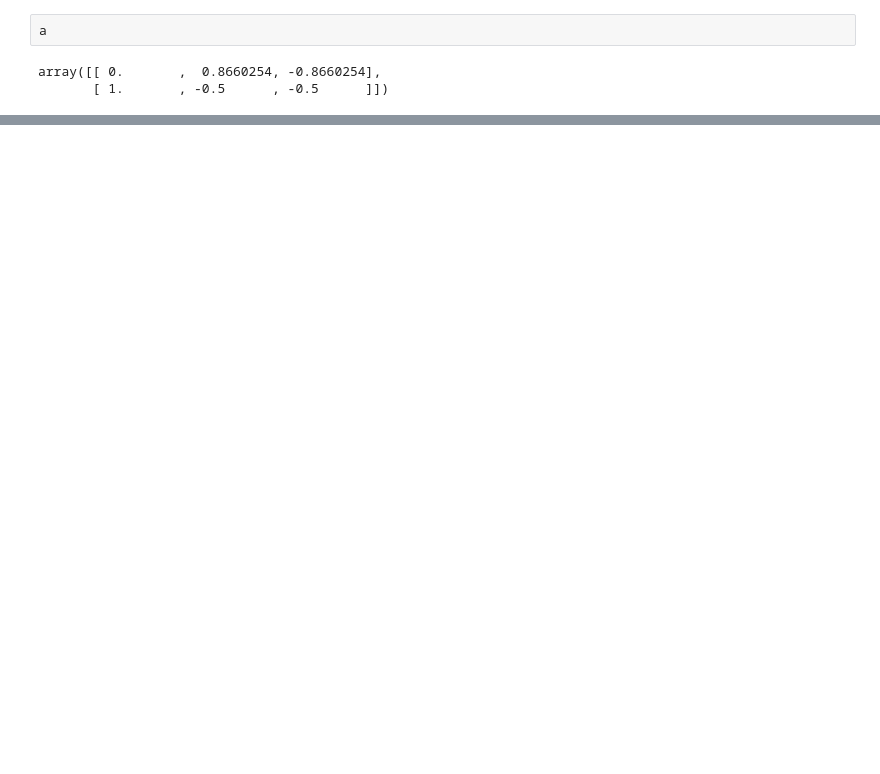
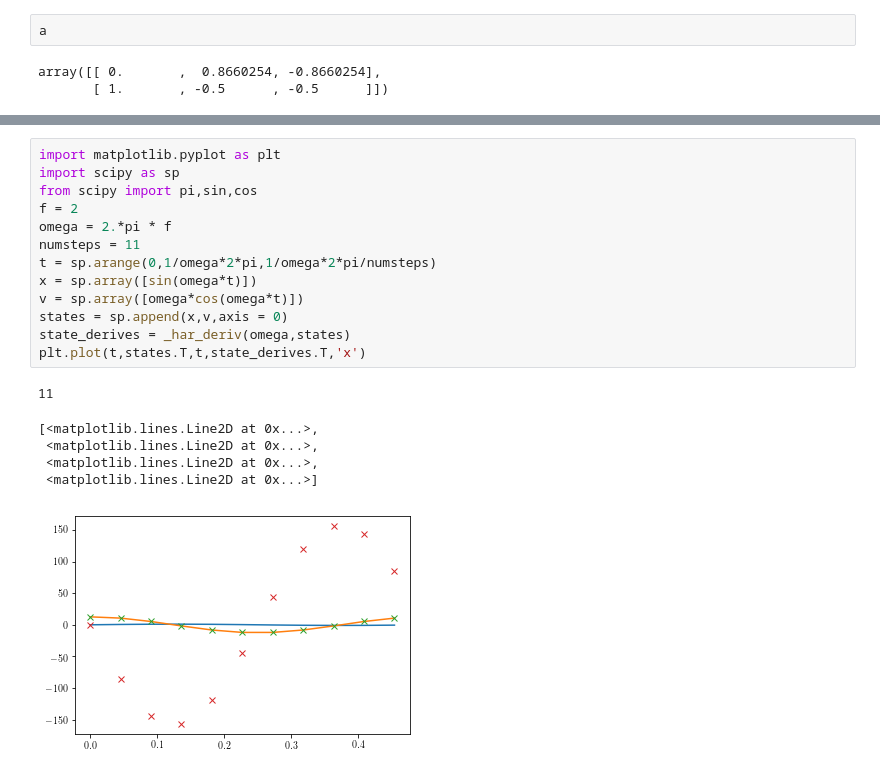
Before and after one commit to w320alm/harmonic_balance, a Jupyter notebook: harmonic_balance/Development_notebook.ipynb, the cells around one changed output, grey strips where cells are left out. Saved outputs shown, nothing was run; the diff lists cells and outputs as text; blank space fills up the shorter version.

Commit message:
derivatives working

```diff
--- a/harmonic_balance/Development_notebook.ipynb
+++ b/harmonic_balance/Development_notebook.ipynb
@@ -58,0 +127,20 @@ array([[ 0.       ,  0.8660254, -0.8660254],
+# %%
+import matplotlib.pyplot as plt
+import scipy as sp
+from scipy import pi,sin,cos
+f = 2
+omega = 2.*pi * f
+numsteps = 11
+t = sp.arange(0,1/omega*2*pi,1/omega*2*pi/numsteps)
+x = sp.array([sin(omega*t)])
+v = sp.array([omega*cos(omega*t)])
+states = sp.append(x,v,axis = 0)
+state_derives = _har_deriv(omega,states)
+plt.plot(t,states.T,t,state_derives.T,'x')
+# %% [output]
+11
+[<matplotlib.lines.Line2D at 0x...>,
+ <matplotlib.lines.Line2D at 0x...>,
+ <matplotlib.lines.Line2D at 0x...>,
+ <matplotlib.lines.Line2D at 0x...>]
+[figure, added]
```
Also changed, not shown: parts of 17 cells of this notebook, 1 other file.
